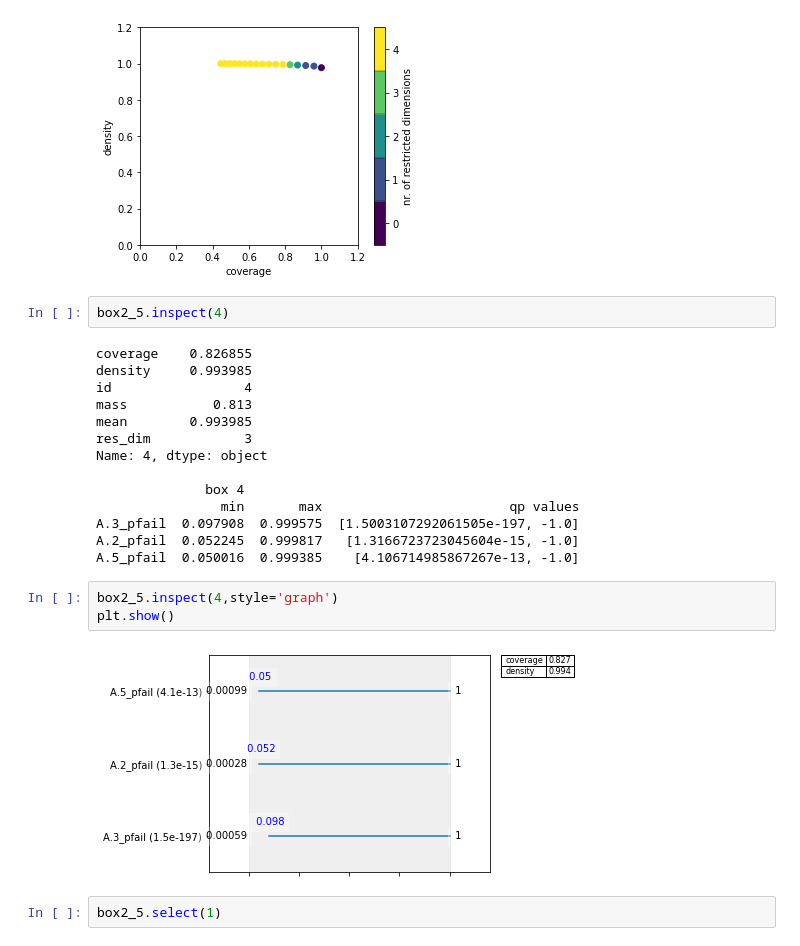
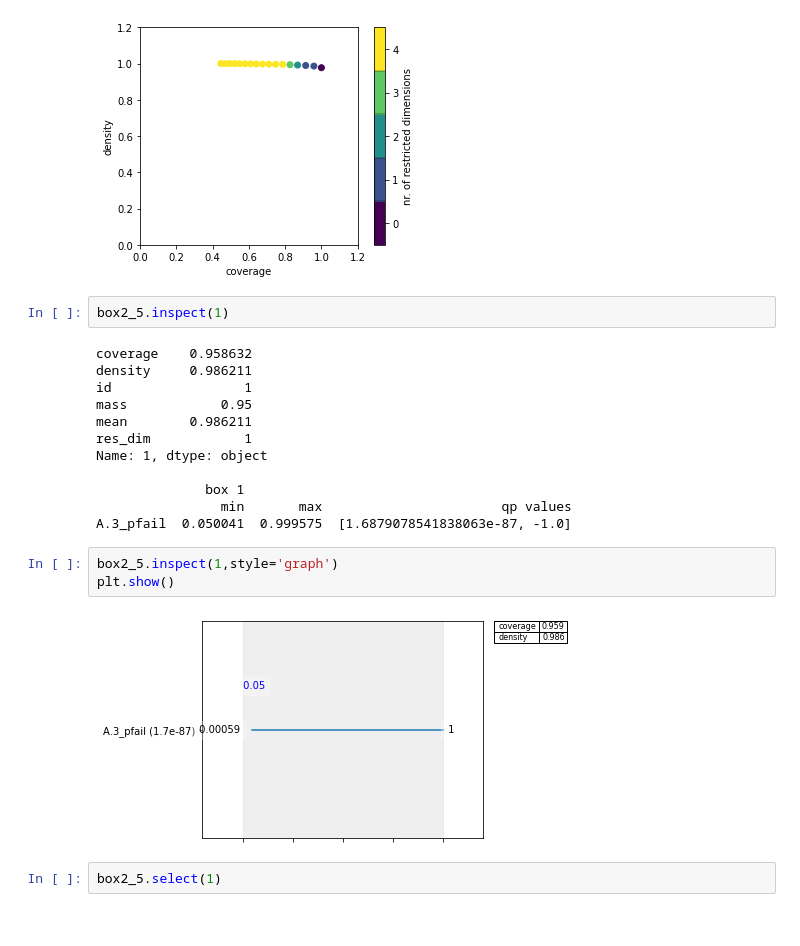
Before and after one commit to ArieTieszoon/ModelBasedDecisionMaking_G18, a Jupyter notebook: Give files/Prim_and_dimensional_stacking_100_policies.ipynb, the cells around one changed output. Cells and saved outputs as stored; diff of their text form.

```diff
--- a/Give files/Prim_and_dimensional_stacking_100_policies.ipynb
+++ b/Give files/Prim_and_dimensional_stacking_100_policies.ipynb
@@ -176,26 +107,24 @@ plt.show()
 # %% [output]
 [figure]
 # %%
-box2_5.inspect(4)
+box2_5.inspect(1)
 # %% [output]
-coverage    0.826855
-density     0.993985
-id                 4
-mass           0.813
-mean        0.993985
-res_dim            3
-Name: 4, dtype: object
+coverage    0.958632
+density     0.986211
+id                 1
+mass            0.95
+mean        0.986211
+res_dim            1
+Name: 1, dtype: object
 
-              box 4
-                min       max                        qp values
-A.3_pfail  0.097908  0.999575  [1.5003107292061505e-197, -1.0]
-A.2_pfail  0.052245  0.999817   [1.3166723723045604e-15, -1.0]
-A.5_pfail  0.050016  0.999385    [4.106714985867267e-13, -1.0]
+              box 1
+                min       max                       qp values
+A.3_pfail  0.050041  0.999575  [1.6879078541838063e-87, -1.0]
 # %%
-box2_5.inspect(4,style='graph')
+box2_5.inspect(1,style='graph')
 plt.show()
 # %% [output]
-[figure, old version]
+[figure, new version]
 # %%
 box2_5.select(1)
 # %%
```
Also changed, not shown: parts of 45 cells of this notebook.
